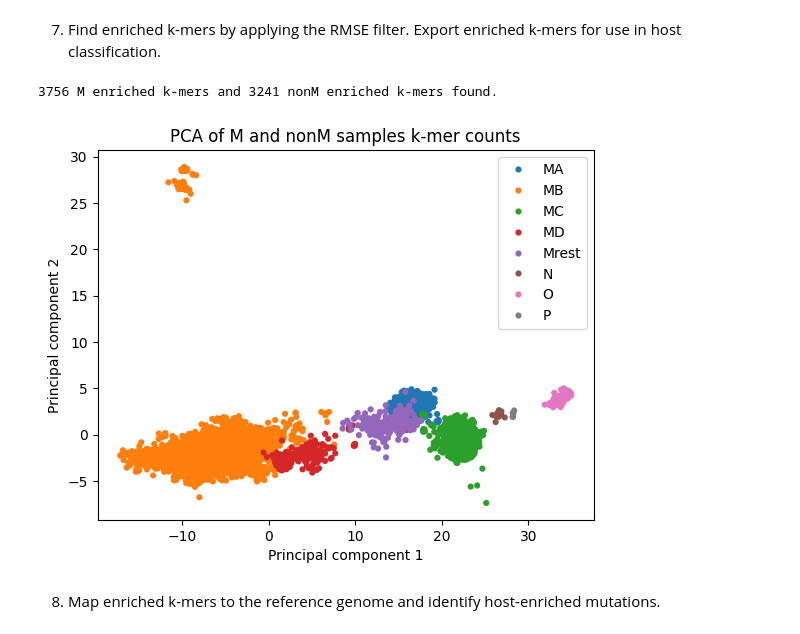
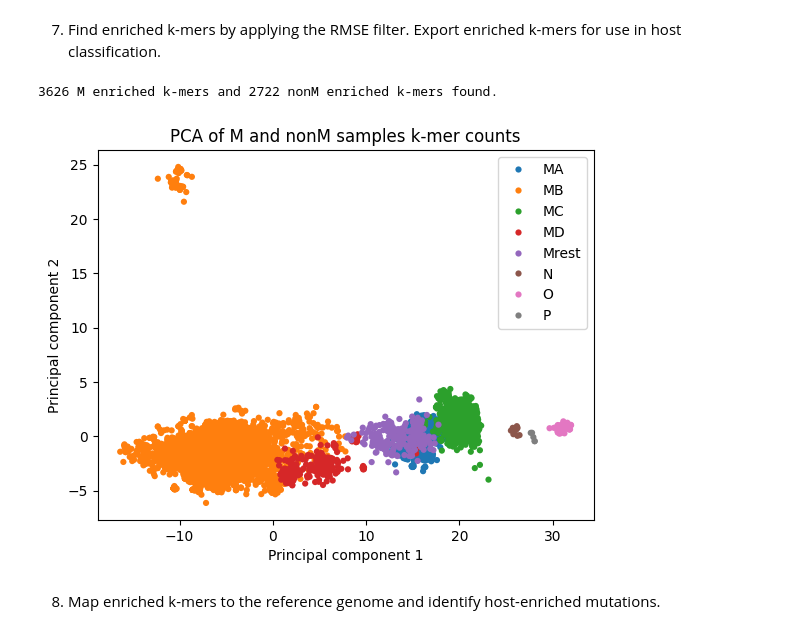
Before and after one commit to wis-janusz/PORT-EK2, a Jupyter notebook: notebooks/HIV_analysis_scenario_4.ipynb, the cells around one changed output. Saved outputs shown, nothing was run; the diff lists cells and outputs as text; code cells hidden in the pictures.

```diff
--- a/notebooks/HIV_analysis_scenario_4.ipynb
+++ b/notebooks/HIV_analysis_scenario_4.ipynb
@@ -36,7 +38,7 @@ The autoreload extension is already loaded. To reload it, use:
 2. Declare data set specific definitions and functions:
 # %%
 # PORT-EK parameters
-k = 9  # This is the length of k-mers
+k = 11  # This is the length of k-mers
 c = 0.19  # This is the conservation thershold used in k-mer rarity filter
 m = 1  # This is the maximum number of mismatches allowed when re-examining rare k-mers
 min_RMSE = 0.5  # This is the RMSE threshold used to select enriched k-mers
@@ -47,6 +49,7 @@ INPUT_PATH = "../output/HIV/scenario4"
 # Data set specific definitions of k-mer type, column names, reference gene and protein mapping, and colors for plots.
 SAMPLE_GROUPS = ["M", "nonM"]
 SAMPLE_SUBTYPES = ["MA", "MB", "MC", "MD", "Mrest", "N", "O", "P"]
+SUBTYPE_TO_GROUP = {"MA":"M", "MB":"M", "MC":"M", "MD":"M", "Mrest":"M", "N":"nonM", "O":"nonM", "P":"nonM"}
 
 FREQ_COLS = [f"{group}_freq" for group in SAMPLE_GROUPS]
 SUB_FREQ_COLS = [f"{group}_freq" for group in SAMPLE_SUBTYPES]
@@ -78,8 +81,8 @@ ref_seq = SeqIO.read("../input/HXB2.fasta", format="fasta").seq
 aligner = Align.PairwiseAligner(
     # match_score=5,
     # mismatch_score=-4,
-    # open_gap_score=-10,
-    # extend_gap_score=-0.5,
+    # open_gap_score=-4,
+    # extend_gap_score=-4,
     scoring="megablast",
     mode="local"
 )
@@ -374,23 +377,27 @@ enriched_kmer_matrix.to_csv(f"../output/HIV/scenario4/enriched_{k}mer_count_matr
 enriched_kmer_stat_matrix.to_csv(f"../output/HIV/scenario4/enriched_{k}mer_stat_matrix.csv")
 del counts_for_classifier
 # %% [output]
-3756 M enriched k-mers and 3241 nonM enriched k-mers found.
+3626 M enriched k-mers and 2722 nonM enriched k-mers found.
 # %%
 #Perform and plot PCA
 y_names = [name.split("_")[0] for name in sample_list]
 
 pca = PCA(2)
 X_pca = pd.DataFrame(pca.fit_transform(enriched_kmer_matrix[sample_list].T), index=sample_list)
 fig, ax = plt.subplots()
 ax.set_title('PCA of M and nonM samples k-mer counts')
 ax.set_xlabel('Principal component 1')
 ax.set_ylabel('Principal component 2')
 sns.scatterplot(x=X_pca[0], y=X_pca[1], hue=y_names, s=20, linewidth = 0)
 
 #Uncomment the following line to save the plot as svg.
 plt.savefig(f"../output/HIV/scenario4/{k}_PCA.svg", dpi = 600, format = "svg", bbox_inches='tight')
+
+B_outliers = X_pca[X_pca[1] > 15].index.to_list()
+subtype_sample_idx["Bmain"] = [sample for sample in subtype_sample_idx["MB"] if sample not in B_outliers]
+subtype_sample_idx["Bout"] = B_outliers
 # %% [output]
-[figure, old version]
+[figure, new version]
 # %%
 # enriched_kmer_matrix = pd.read_csv(f"../output/HIV/scenario4/enriched_{k}mer_count_matrix.csv", index_col=0)
 # enriched_kmer_matrix[sample_list] = enriched_kmer_matrix[sample_list].astype("uint8")
```
Also changed, not shown: parts of 42 cells of this notebook, 3 other files.
